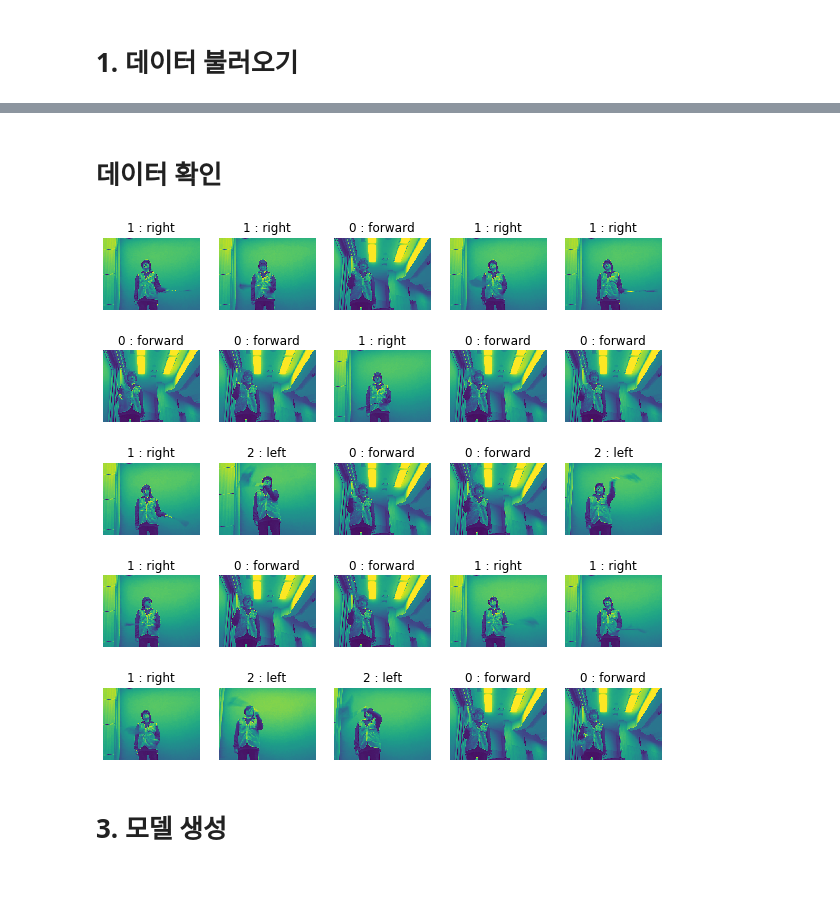
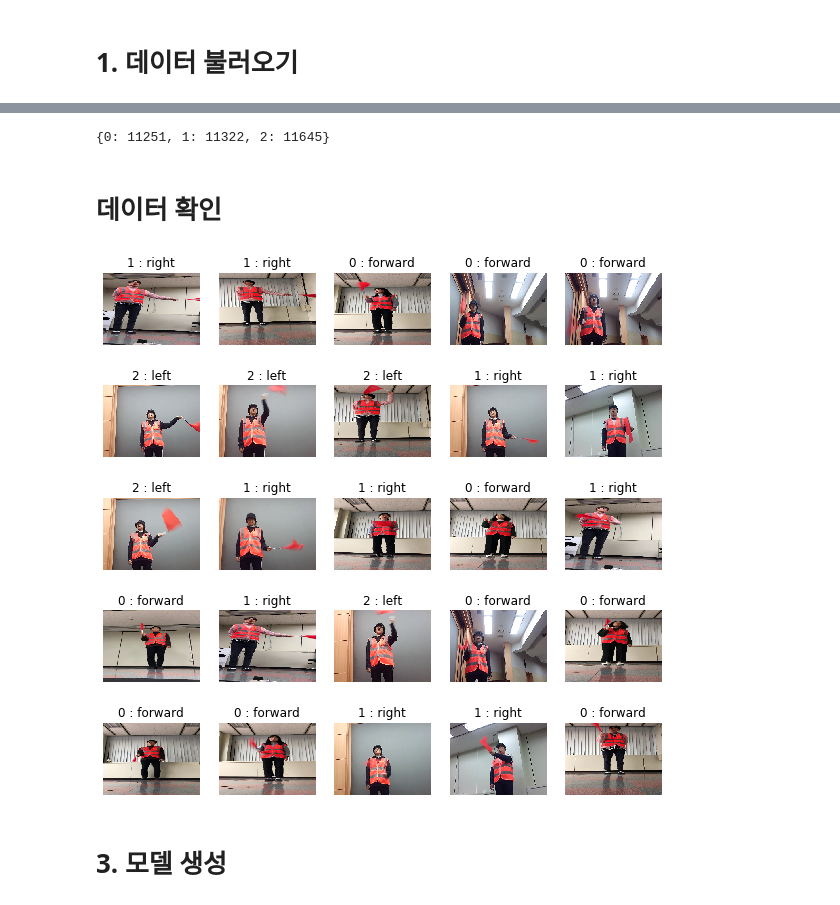
Before and after one commit to A1-PONATA/Hayoung, a Jupyter notebook: motion_model_test/posla_model_fin.ipynb, the cells around one changed output, grey strips where cells are left out. Drawn from its saved outputs; the diff is of its cells as text; code cells hidden in the pictures.

Commit message:
jpg2npz and motion model with posla_net

```diff
--- a/motion_model_test/posla_model_fin.ipynb
+++ b/motion_model_test/posla_model_fin.ipynb
@@ -26,20 +26,24 @@ import glob
 import sys
 from sklearn.model_selection import train_test_split
 
-x_train = np.empty((0, 180, 240, 1))
+x_train = np.empty((0, 180, 240, 3))
 y_train = np.empty((0, 3))
 print(y_train.shape)
 
-training_data = glob.glob('/home/pirl/Documents/motion20000/*.npz')
+training_data = glob.glob('/home/pirl/front4odi_final_data/*.npz')
 
 x_train = []
+cnt_data={0:0,1:0,2:0}
 for single_npz in training_data:
     with np.load(single_npz) as data:
         #print(data.files)
         x = data['train']
-        y = data['trining_label']
+        try :
+            y = data['trining_label']
+
+        except KeyError :  # 에러 종류
+            y = data['training_label']
         print(x.shape)
-
         '''for i in range(x.shape[0]):
             tmp = x[i]
             temp=cv2.cvtColor(tmp, cv2.COLOR_BGR2GRAY) # convert color to gray
@@ -48,16 +52,17 @@ for single_npz in training_data:
             x_train = np.vstack((x_train, x))'''
 
         temp_list = []
+        print("x.shape is ",x.shape)
         for i in x:
-            temp=cv2.cvtColor(i, cv2.COLOR_BGR2GRAY)
-            temp_list.append(np.reshape(temp,(180, 240, 1)))
+            #print(i.shape)
+#           temp=cv2.cvtColor(i, cv2.COLOR_BGR2GRAY)
+            temp_list.append(np.reshape(i, (180, 240, 3)))
             y_train = np.vstack((y_train, y))
+            cnt_data[np.argmax(y)]+=1
 
         x_train.extend(temp_list)
 
-
 x_train = np.array(x_train)
-
 print(x_train.shape)
 print(y_train.shape)
 # train test split, 7:3
@@ -80,37 +94,43 @@ print(x_test.shape, y_test.shape)
+# %%
+cnt_data
+# %% [output]
+{0: 11251, 1: 11322, 2: 11645}
 # %% [markdown]
 # 데이터 확인
 # %%
 # 데이터 확인
 from matplotlib import pyplot as plt
+import random
 %matplotlib inline
 
 plt_row = 5
 plt_col = 5
 plt.rcParams["figure.figsize"] = (10,10)
 
 f, axarr = plt.subplots(plt_row, plt_col)
+idx = random.sample(range(x_train.shape[0]), 25)
 
 for i in range(plt_row*plt_col):
 
     sub_plt = axarr[int(i/plt_row), int(i%plt_col)]
     sub_plt.axis('off')
-    sub_plt.imshow(x_train[i].reshape(180, 240))
-
-    label = np.argmax(y_train[i])
-
+    #sub_plt.imshow(x_train[i].reshape(180, 240,3))
+    sub_plt.imshow(x_train[idx[i]].reshape(180,240,3))
+    #label = np.argmax(y_train[i])
+    label = np.argmax(y_train[idx[i]])
     if label == 2 :
         direction = 'left'
     elif label == 1:
         direction = 'right'
     elif label == 0:
         direction = 'forward'
 
     sub_plt_title = str(label) + " : " + direction
     sub_plt.set_title(sub_plt_title)
 
 plt.show()
 # %% [output]
-[figure, old version]
+[figure, new version]
 # %% [markdown]
 # 3. 모델 생성
 # %%
```
Also changed, not shown: parts of 15 cells of this notebook, 10 other files.
